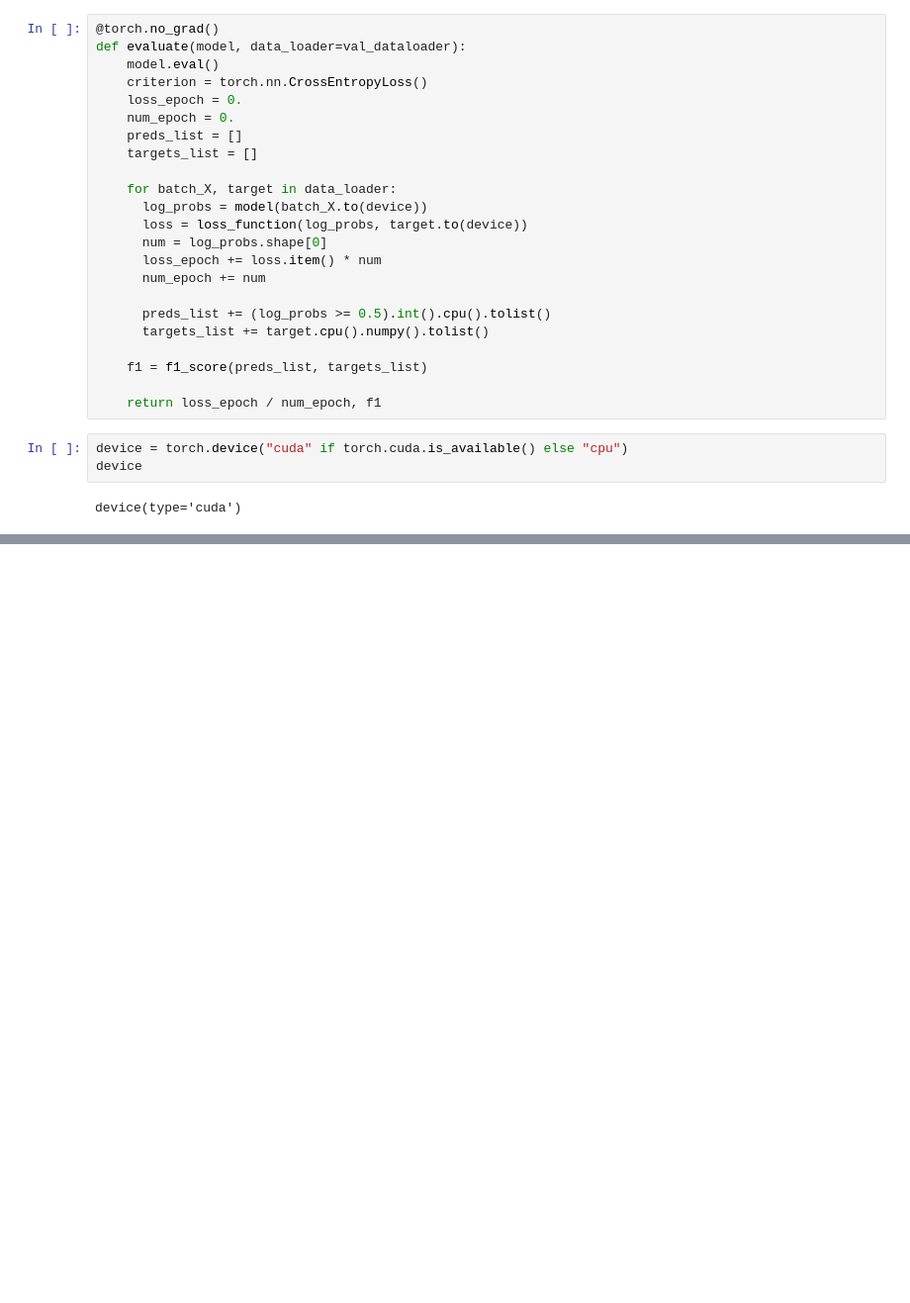
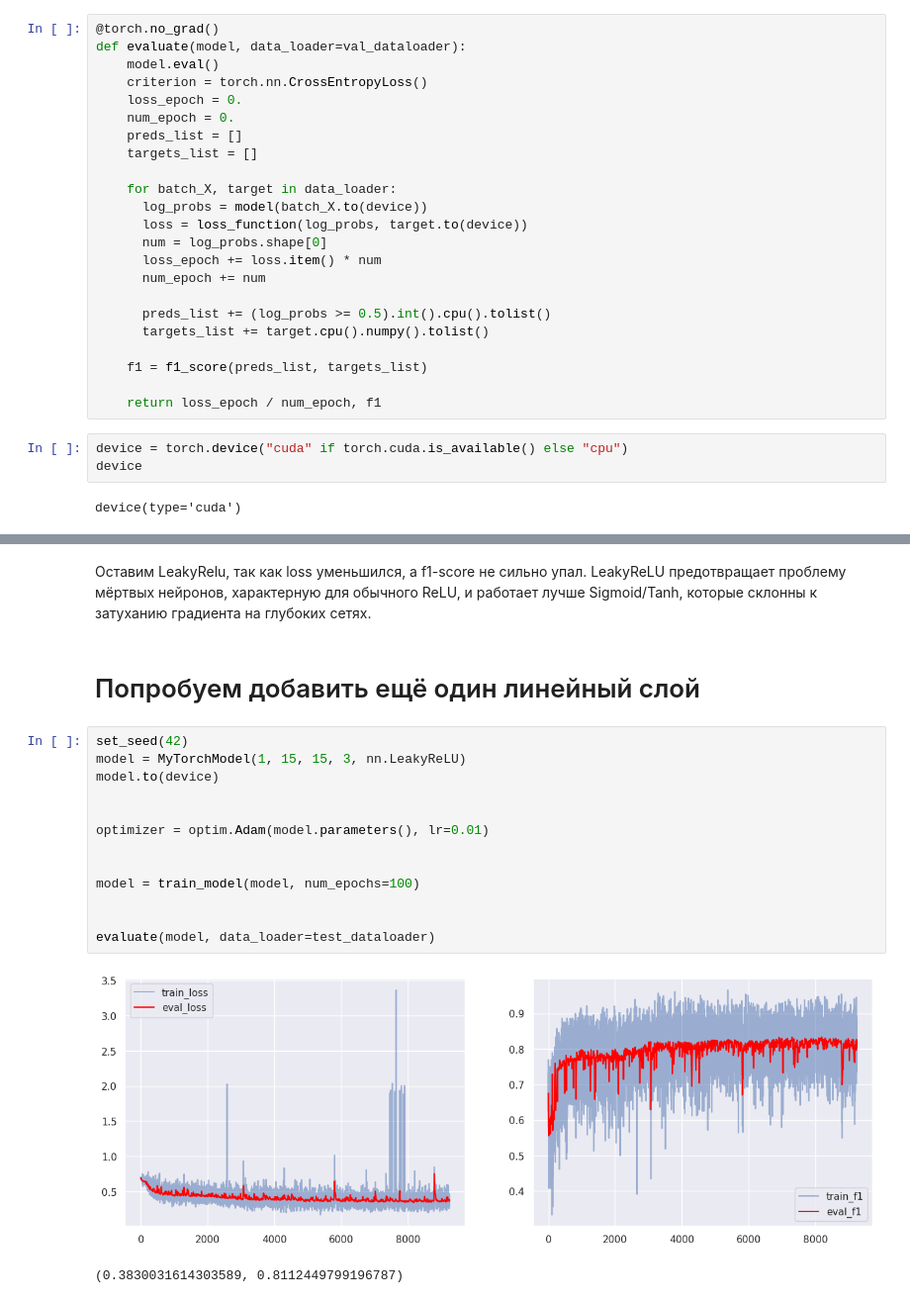
Before and after one commit to nvtm03/DL, a Jupyter notebook: HW1.ipynb, the cells around one changed output, grey strips where cells are left out. Shown at 99% size. Cells and saved outputs as stored; diff of their text form; blank space fills up the shorter version.

```diff
--- a/HW1.ipynb
+++ b/HW1.ipynb
@@ -262,0 +295,21 @@ evaluate(model, data_loader=test_dataloader)
+# %% [markdown]
+Оставим LeakyRelu, так как loss уменьшился, а f1-score не сильно упал.
+LeakyReLU предотвращает проблему мёртвых нейронов, характерную для обычного ReLU, и работает лучше Sigmoid/Tanh, которые склонны к затуханию градиента на глубоких сетях.
+# %% [markdown]
+# Попробуем добавить ещё один линейный слой
+# %%
+set_seed(42)
+model = MyTorchModel(1, 15, 15, 3, nn.LeakyReLU)
+model.to(device)
+
+
+optimizer = optim.Adam(model.parameters(), lr=0.01)
+
+
+model = train_model(model, num_epochs=100)
+
+
+evaluate(model, data_loader=test_dataloader)
+# %% [output]
+[figure, added]
+(0.3830031614303589, 0.8112449799196787)
```
Also changed, not shown: parts of 57 cells of this notebook.
